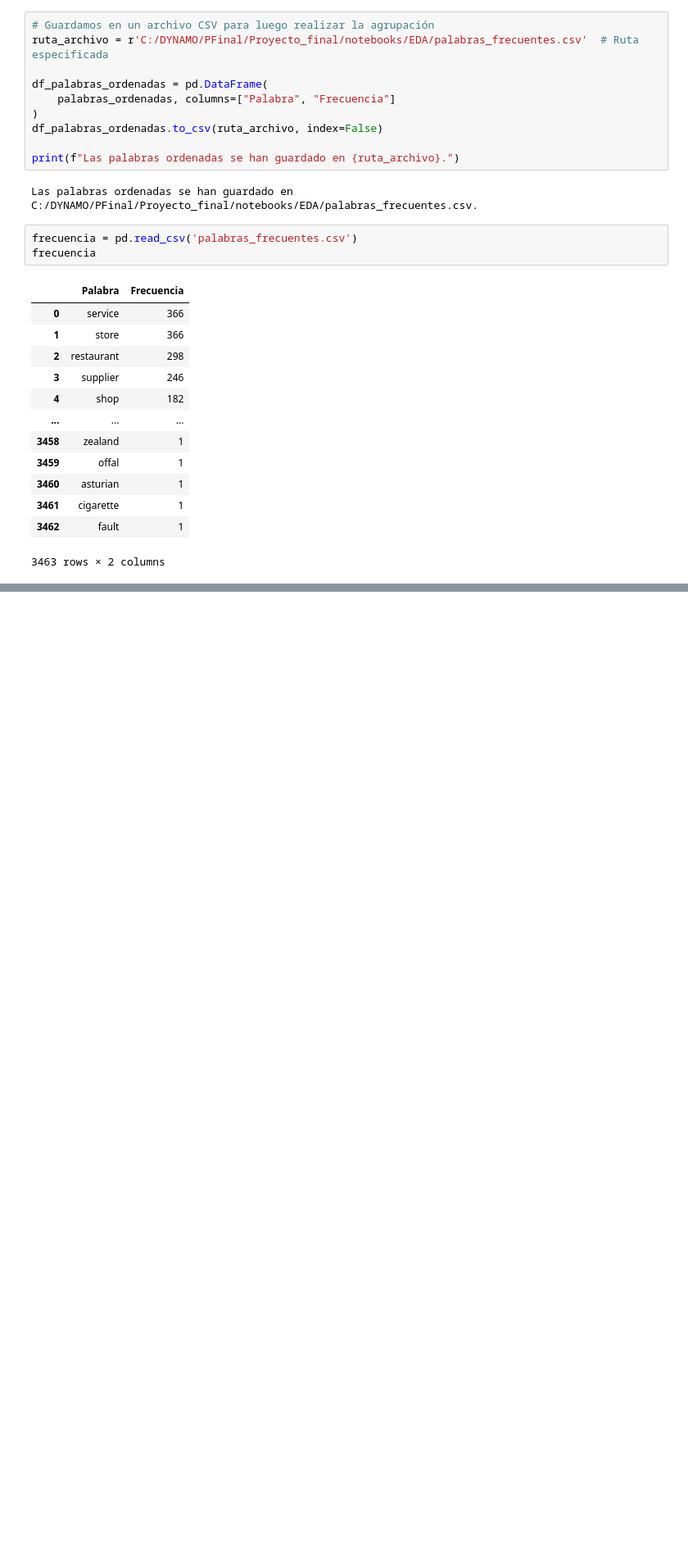
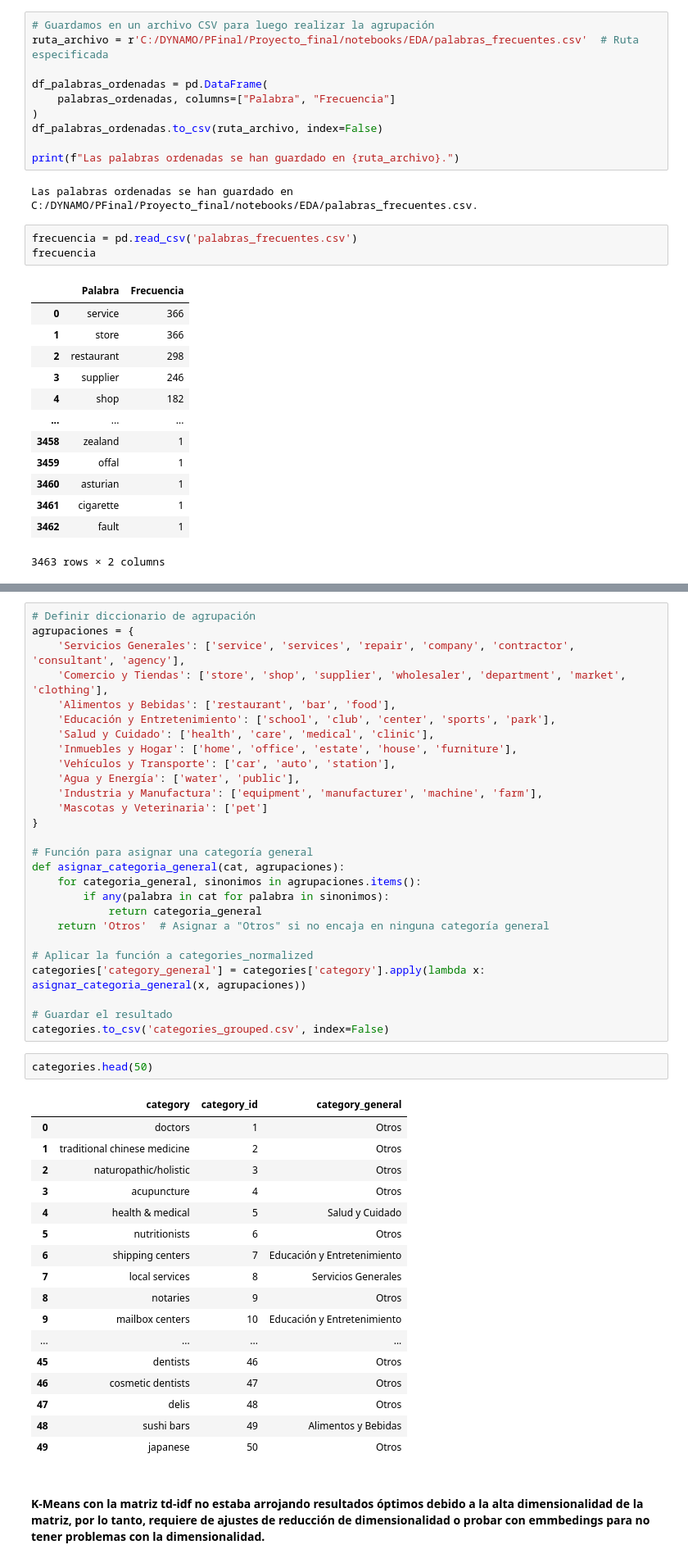
Before and after one commit to agustin-caceres/DataPulse_Gmaps_Yelp, a Jupyter notebook: notebooks/EDA/eda.IPYNB, the cells around one changed output, grey strips where cells are left out. Shown at 82% size. Saved outputs shown, nothing was run; the diff lists cells and outputs as text; blank space fills up the shorter version.

```diff
--- a/notebooks/EDA/eda.IPYNB
+++ b/notebooks/EDA/eda.IPYNB
@@ -550,0 +612,49 @@ plt.show()
+# %%
+# Definir diccionario de agrupación
+agrupaciones = {
+    'Servicios Generales': ['service', 'services', 'repair', 'company', 'contractor', 'consultant', 'agency'],
+    'Comercio y Tiendas': ['store', 'shop', 'supplier', 'wholesaler', 'department', 'market', 'clothing'],
+    'Alimentos y Bebidas': ['restaurant', 'bar', 'food'],
+    'Educación y Entretenimiento': ['school', 'club', 'center', 'sports', 'park'],
+    'Salud y Cuidado': ['health', 'care', 'medical', 'clinic'],
+    'Inmuebles y Hogar': ['home', 'office', 'estate', 'house', 'furniture'],
+    'Vehículos y Transporte': ['car', 'auto', 'station'],
+    'Agua y Energía': ['water', 'public'],
+    'Industria y Manufactura': ['equipment', 'manufacturer', 'machine', 'farm'],
+    'Mascotas y Veterinaria': ['pet']
+}
+
+# Función para asignar una categoría general
+def asignar_categoria_general(cat, agrupaciones):
+    for categoria_general, sinonimos in agrupaciones.items():
+        if any(palabra in cat for palabra in sinonimos):
+            return categoria_general
+    return 'Otros'  # Asignar a "Otros" si no encaja en ninguna categoría general
+
+# Aplicar la función a categories_normalized
+categories['category_general'] = categories['category'].apply(lambda x: asignar_categoria_general(x, agrupaciones))
+
+# Guardar el resultado
+categories.to_csv('categories_grouped.csv', index=False)
+# %%
+categories.head(50)
+# %% [output]
+|  | category | category_id | category_general |
+| 0 | doctors | 1 | Otros |
+| 1 | traditional chinese medicine | 2 | Otros |
+| 2 | naturopathic/holistic | 3 | Otros |
+| 3 | acupuncture | 4 | Otros |
+| 4 | health & medical | 5 | Salud y Cuidado |
+| 5 | nutritionists | 6 | Otros |
+| 6 | shipping centers | 7 | Educación y Entretenimiento |
+| 7 | local services | 8 | Servicios Generales |
+| 8 | notaries | 9 | Otros |
+| 9 | mailbox centers | 10 | Educación y Entretenimiento |
+| ... | ... | ... | ... |
+| 45 | dentists | 46 | Otros |
+| 46 | cosmetic dentists | 47 | Otros |
+| 47 | delis | 48 | Otros |
+| 48 | sushi bars | 49 | Alimentos y Bebidas |
+| 49 | japanese | 50 | Otros |
+# %% [markdown]
+#### K-Means con la matriz td-idf no estaba arrojando resultados óptimos debido a la alta dimensionalidad de la matriz, por lo tanto, requiere de ajustes de reducción de dimensionalidad o probar con emmbedings para no tener problemas con la dimensionalidad.
```
Also changed, not shown: parts of 20 cells of this notebook.
